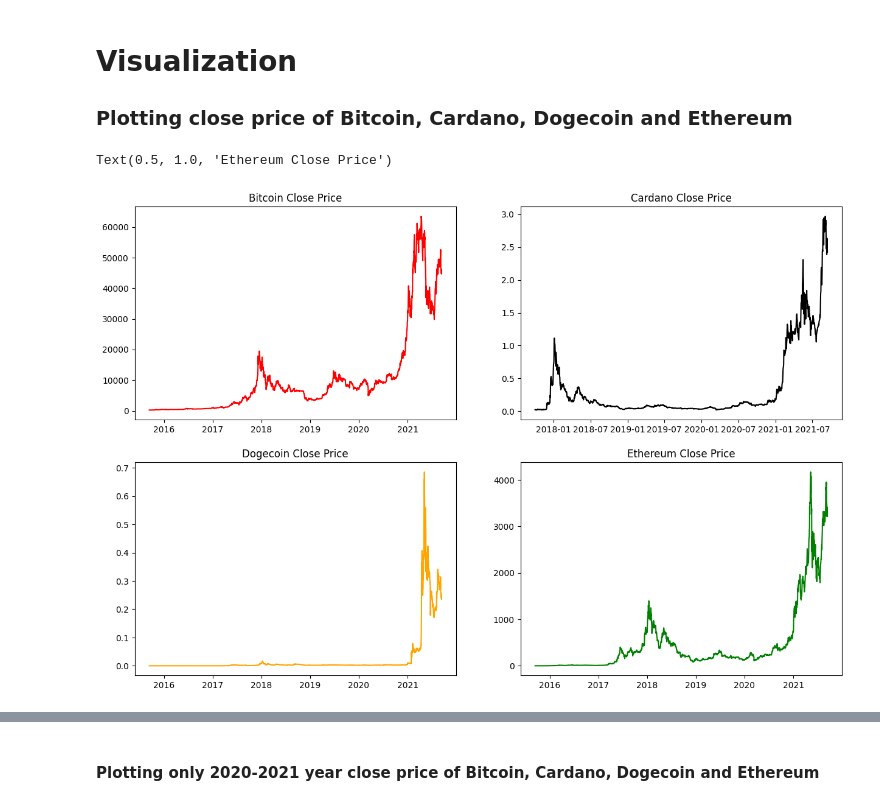
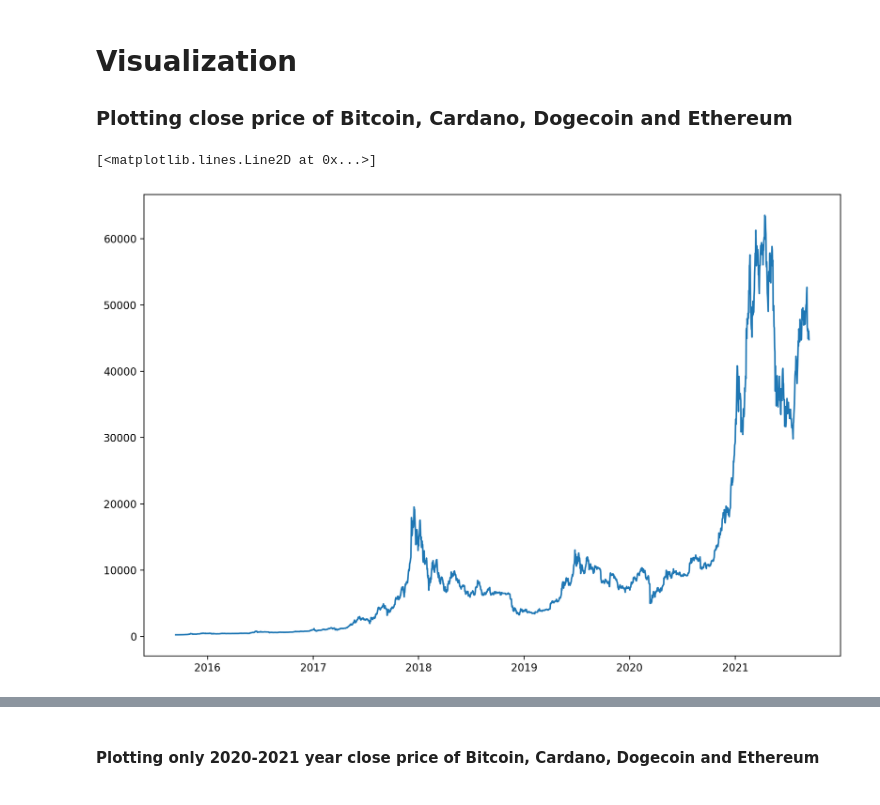
Before and after one commit to Kathanbhavsar/crypto-price-pred, a Jupyter notebook: bitcoin-dogecoin-etc-price-prediction-xgboost.ipynb, the cells around one changed output, grey strips where cells are left out. Cells and saved outputs as stored; diff of their text form; code cells hidden in the pictures.

```diff
--- a/bitcoin-dogecoin-etc-price-prediction-xgboost.ipynb
+++ b/bitcoin-dogecoin-etc-price-prediction-xgboost.ipynb
@@ -97,5 +97,6 @@ cardanodf = cardanodf.fillna(method = 'ffill')
 # %% [markdown]
 #### Convert Date column into Datatime format
 # %%
-bitcoindf['date'] = pd.to_datetime(bitcoindf.date)
-bitcoindf.head().style.set_properties(subset=['date','close'], **{'background-color': 'red'})
+def to_date_time(df):
+    df['date'] = pd.to_datetime(df.date)
+    return df.head().style.set_properties(subset=['date','close'], **{'background-color': 'red'})
@@ -140,24 +140,12 @@ cardanodf.head().style.set_properties(subset=['date','close'], **{'background-co
 # Visualization
 
 ### Plotting close price of Bitcoin, Cardano, Dogecoin and Ethereum
-# %%
-fig = plt.figure(figsize = (15,10))
-
-plt.subplot(2, 2, 1)
-plt.plot(bitcoindf['date'], bitcoindf['close'], color="red")
-plt.title('Bitcoin Close Price')
-
-plt.subplot(2, 2, 2)
-plt.plot(cardanodf['date'], cardanodf['close'], color="black")
-plt.title('Cardano Close Price')
-
-plt.subplot(2, 2, 3)
-plt.plot(dogecoindf['date'], dogecoindf['close'], color="orange")
-plt.title('Dogecoin Close Price')
-
-plt.subplot(2, 2, 4)
-plt.plot(ethereumdf['date'], ethereumdf['close'], color="green")
-plt.title('Ethereum Close Price')
-# %% [output]
-Text(0.5, 1.0, 'Ethereum Close Price')
-[figure, removed]
+# %%
+def plot(df):
+    fig = plt.figure(figsize=(12,8),dpi = 200)
+    return plt.plot(df['date'],df['close'])\
+# %%
+plot(bitcoindf)
+# %% [output]
+[<matplotlib.lines.Line2D at 0x...>]
+[figure, added]
```
Also changed, not shown: parts of 18 cells of this notebook.
